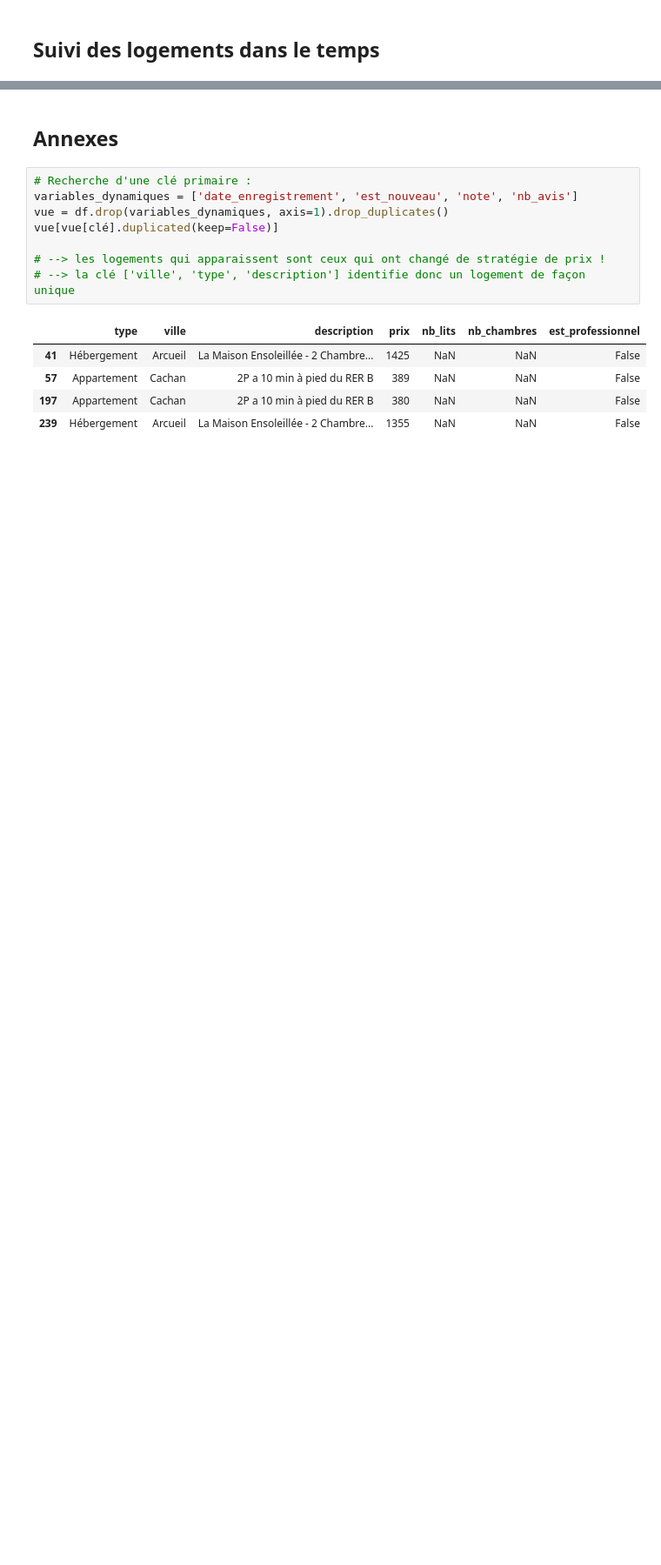
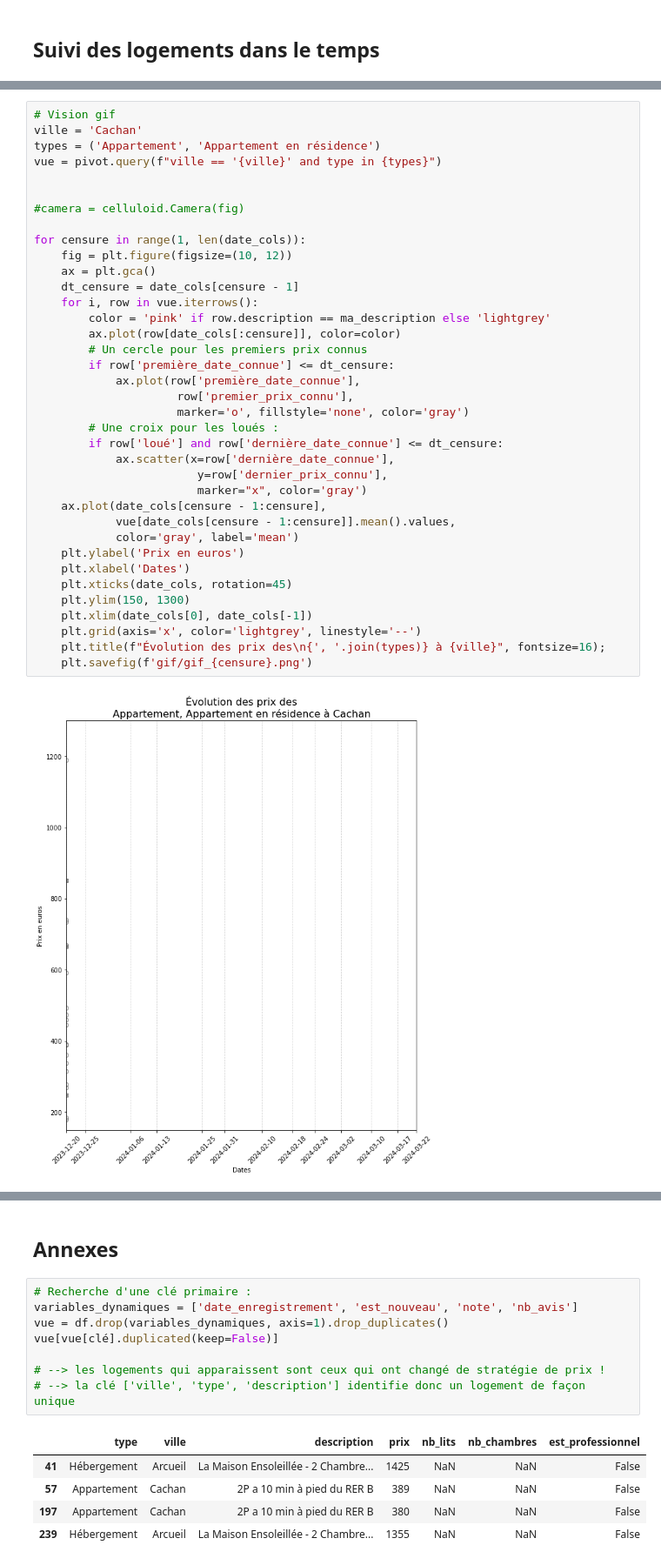
Before and after one commit to PierreDesmet/AirBNB_JO_2024, a Jupyter notebook: Analyses.ipynb, the cells around one changed output, grey strips where cells are left out. Shown at 87% size. Drawn from its saved outputs; the diff is of its cells as text; blank space fills up the shorter version.

```diff
--- a/Analyses.ipynb
+++ b/Analyses.ipynb
@@ -265,0 +242,39 @@ reprendre ici
+# %%
+# Vision gif
+ville = 'Cachan'
+types = ('Appartement', 'Appartement en résidence')
+vue = pivot.query(f"ville == '{ville}' and type in {types}")
+
+
+#camera = celluloid.Camera(fig)
+
+for censure in range(1, len(date_cols)):
+    fig = plt.figure(figsize=(10, 12))
+    ax = plt.gca()
+    dt_censure = date_cols[censure - 1]
+    for i, row in vue.iterrows():
+        color = 'pink' if row.description == ma_description else 'lightgrey'
+        ax.plot(row[date_cols[:censure]], color=color)
+        # Un cercle pour les premiers prix connus
+        if row['première_date_connue'] <= dt_censure:
+            ax.plot(row['première_date_connue'],
+                     row['premier_prix_connu'],
+                     marker='o', fillstyle='none', color='gray')
+        # Une croix pour les loués :
+        if row['loué'] and row['dernière_date_connue'] <= dt_censure:
+            ax.scatter(x=row['dernière_date_connue'],
+                        y=row['dernier_prix_connu'],
+                        marker="x", color='gray')
+    ax.plot(date_cols[censure - 1:censure],
+            vue[date_cols[censure - 1:censure]].mean().values,
+            color='gray', label='mean')
+    plt.ylabel('Prix en euros')
+    plt.xlabel('Dates')
+    plt.xticks(date_cols, rotation=45)
+    plt.ylim(150, 1300)
+    plt.xlim(date_cols[0], date_cols[-1])
+    plt.grid(axis='x', color='lightgrey', linestyle='--')
+    plt.title(f"Évolution des prix des\n{', '.join(types)} à {ville}", fontsize=16);
+    plt.savefig(f'gif/gif_{censure}.png')
+# %% [output]
+[figure, added]
```
Also changed, not shown: parts of 21 cells of this notebook, 14 other files.
